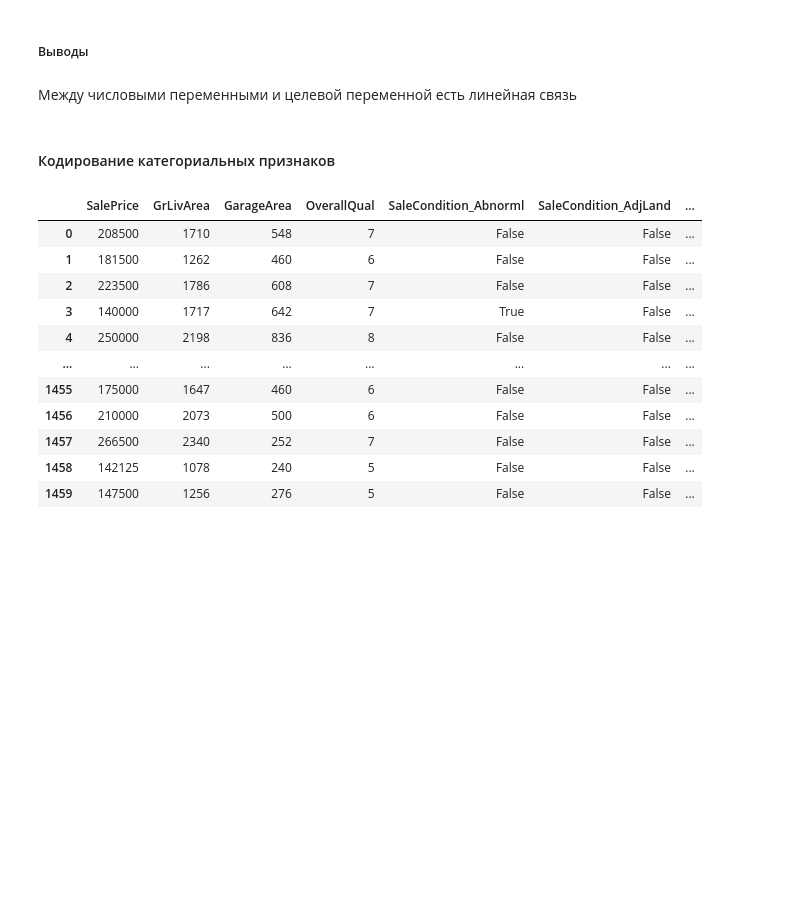
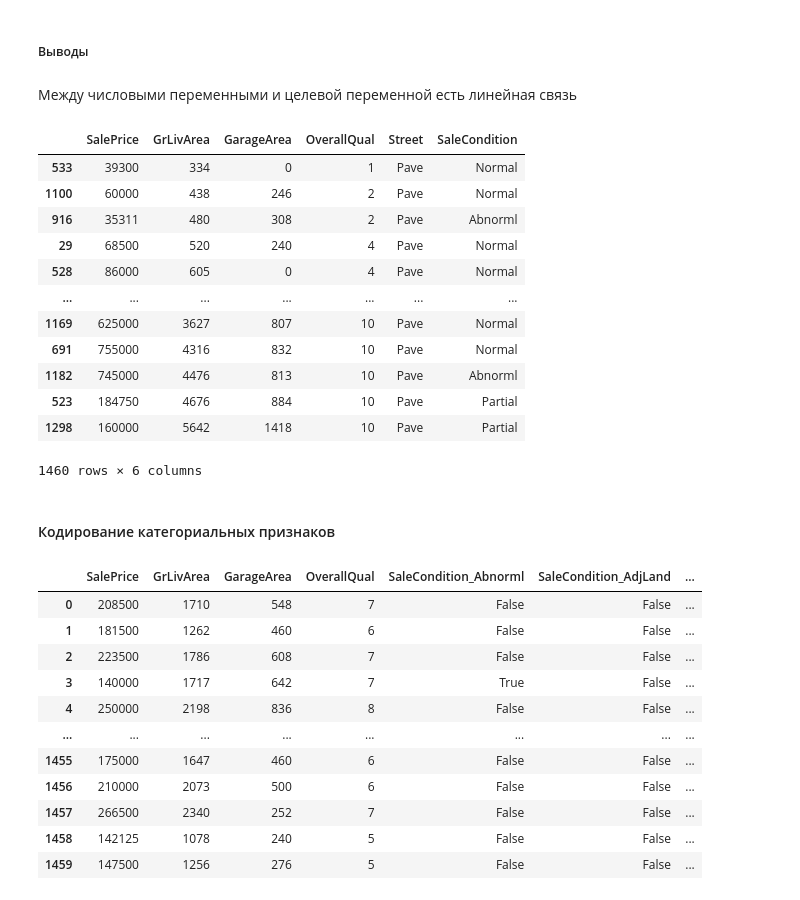
Before and after one commit to IgorKolotushkin/machine_learning_ds, a Jupyter notebook: hw2/Практическая работа. Линейная регрессия.ipynb, the cells around one changed output. Saved outputs shown, nothing was run; the diff lists cells and outputs as text; code cells hidden in the pictures; blank space fills up the shorter version.

```diff
--- a/hw2/Практическая работа. Линейная регрессия.ipynb
+++ b/hw2/Практическая работа. Линейная регрессия.ipynb
@@ -98,6 +115,22 @@ sns.pairplot(df[['SalePrice', 'OverallQual']])
 ##### Выводы
 # %% [markdown]
 Между числовыми переменными и целевой переменной есть линейная связь
+# %%
+df.sort_values(by='GrLivArea')
+# %% [output]
+|  | SalePrice | GrLivArea | GarageArea | OverallQual | Street | SaleCondition |
+| 533 | 39300 | 334 | 0 | 1 | Pave | Normal |
+| 1100 | 60000 | 438 | 246 | 2 | Pave | Normal |
+| 916 | 35311 | 480 | 308 | 2 | Pave | Abnorml |
+| 29 | 68500 | 520 | 240 | 4 | Pave | Normal |
+| 528 | 86000 | 605 | 0 | 4 | Pave | Normal |
+| ... | ... | ... | ... | ... | ... | ... |
+| 1169 | 625000 | 3627 | 807 | 10 | Pave | Normal |
+| 691 | 755000 | 4316 | 832 | 10 | Pave | Normal |
+| 1182 | 745000 | 4476 | 813 | 10 | Pave | Abnorml |
+| 523 | 184750 | 4676 | 884 | 10 | Pave | Partial |
+| 1298 | 160000 | 5642 | 1418 | 10 | Pave | Partial |
+1460 rows × 6 columns
 # %% [markdown]
 #### Кодирование категориальных признаков
 # %%
```
Also changed, not shown: parts of 10 cells of this notebook.
